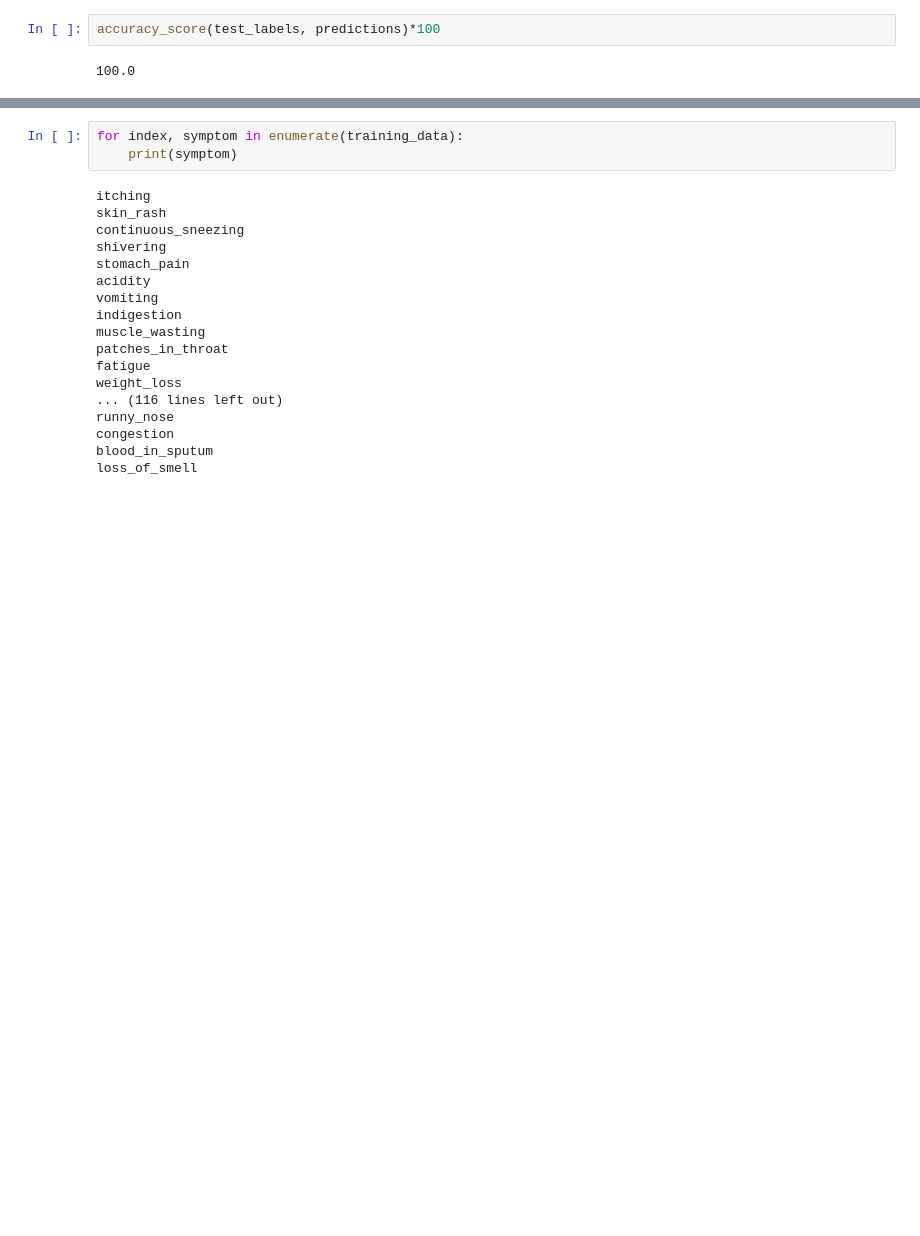
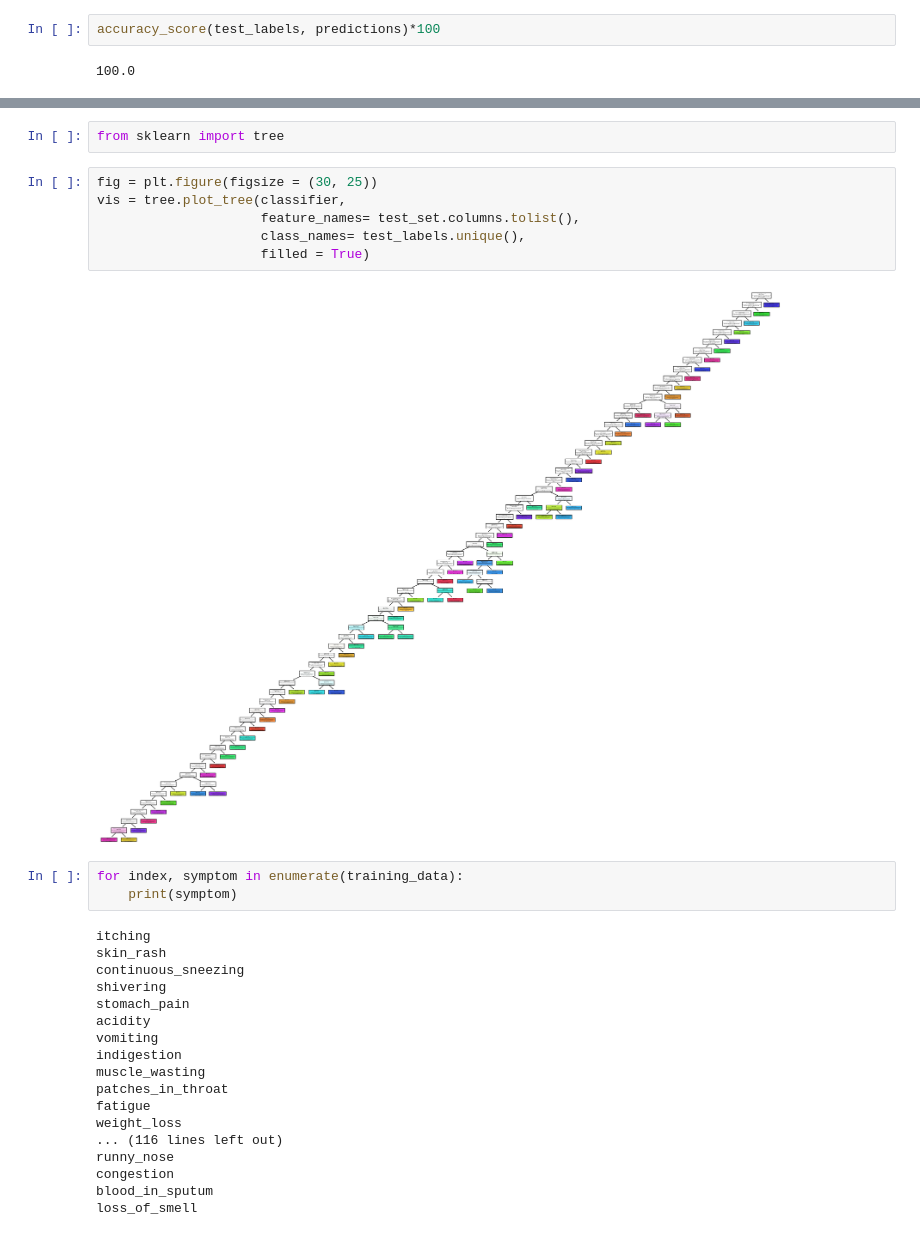
Before and after one commit to Soumya-Dey/DR-BAYMAX-Disease-prediction-system, a Jupyter notebook: decisionTreeClassifier.ipynb, the cells around one changed output, grey strips where cells are left out. Cells and saved outputs as stored; diff of their text form; blank space fills up the shorter version.

```diff
--- a/decisionTreeClassifier.ipynb
+++ b/decisionTreeClassifier.ipynb
@@ -104,3 +135,13 @@ accuracy_score(test_labels, predictions)*100
+# %%
+from sklearn import tree
+# %%
+fig = plt.figure(figsize = (30, 25))
+vis = tree.plot_tree(classifier,
+                     feature_names= test_set.columns.tolist(),
+                     class_names= test_labels.unique(),
+                     filled = True)
+# %% [output]
+[figure, added]
 # %%
 for index, symptom in enumerate(training_data):
     print(symptom)
```
Also changed, not shown: parts of 8 cells of this notebook, 7 other files.
